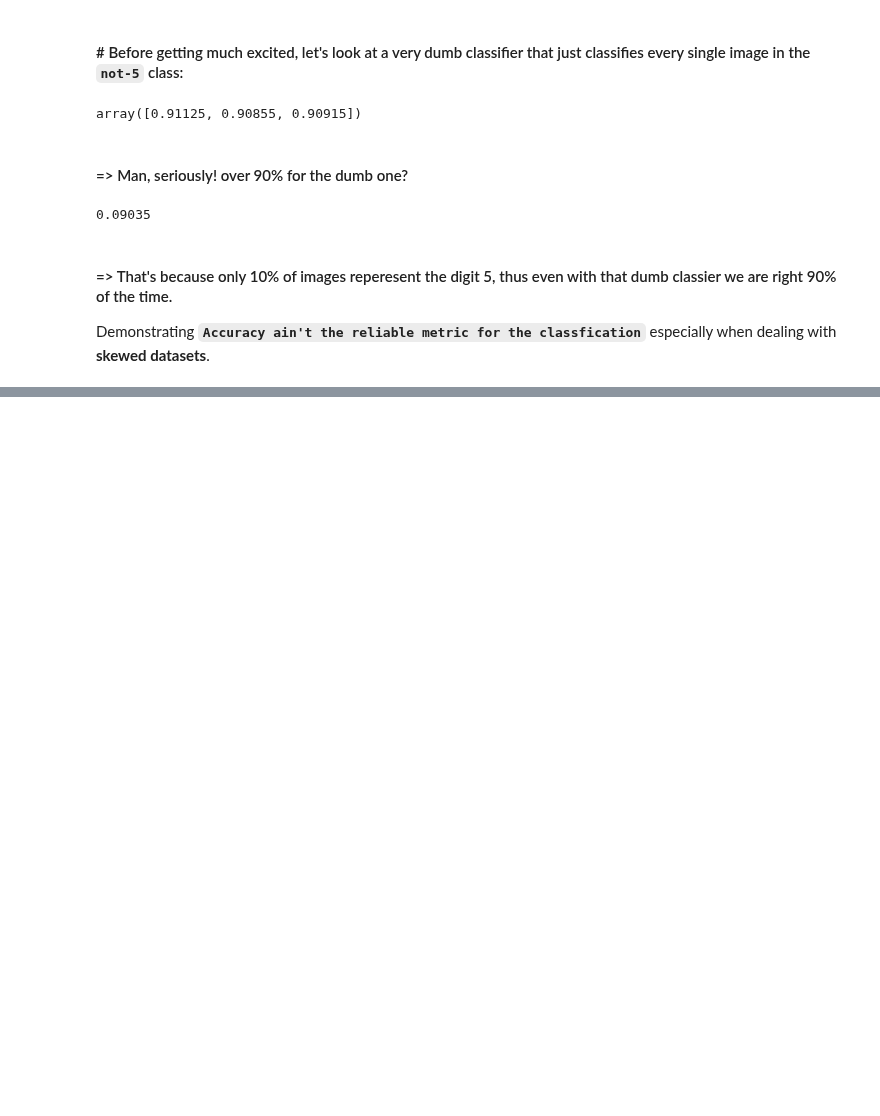
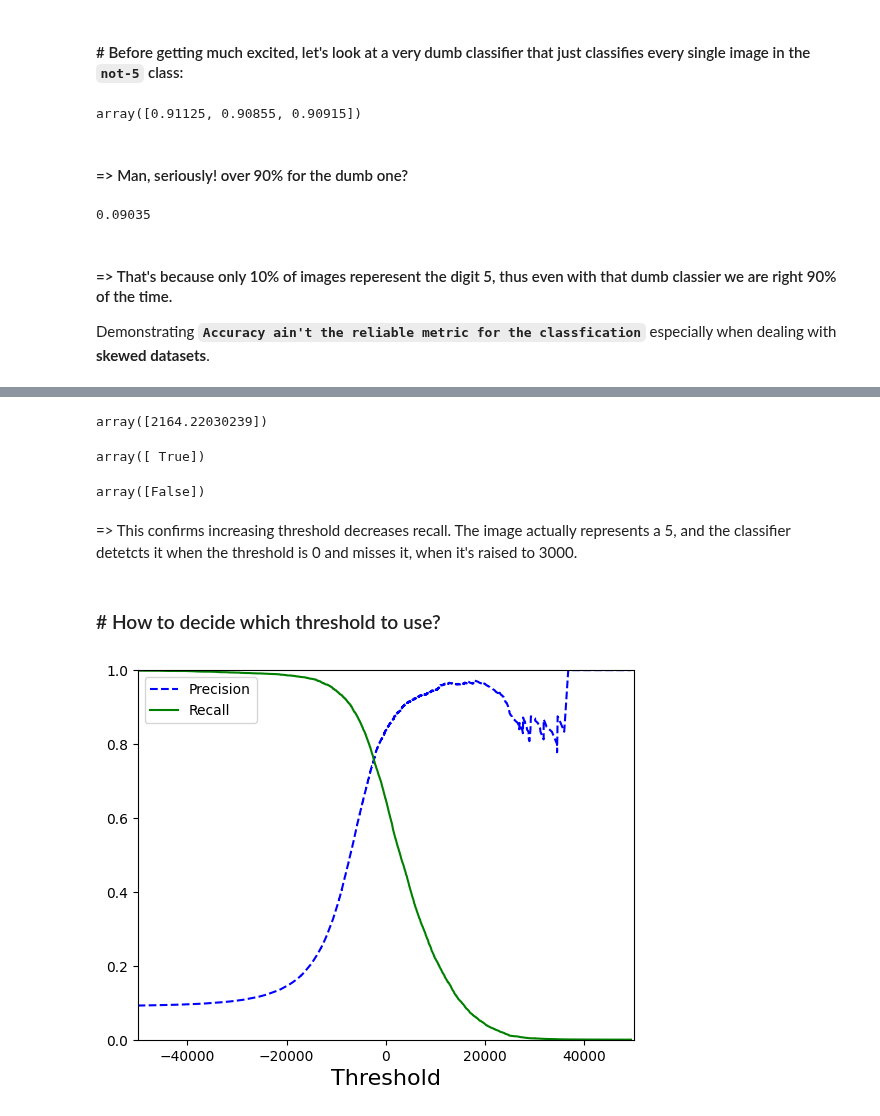
Before and after one commit to suryanshyaknow/machine-learning, a Jupyter notebook: in2__classification/in1__classification.ipynb, the cells around one changed output, grey strips where cells are left out. Saved outputs shown, nothing was run; the diff lists cells and outputs as text; code cells hidden in the pictures; blank space fills up the shorter version.

```diff
--- a/in2__classification/in1__classification.ipynb
+++ b/in2__classification/in1__classification.ipynb
@@ -343,0 +330,54 @@ array([819.55072423])
+# %%
+## Decision function of the Classifier
+# to predict confidence scores for samples.
+
+y_score_score_for_some_digit = sgd_clf.decision_function([some_digit])
+y_score_score_for_some_digit
+# %% [output]
+array([2164.22030239])
+# %%
+## Since scikit learn doesn't directly let's to set a threshold,
+# we're gonna do it through a long way
+# Say, threshold = 0
+
+thresh = 0
+y_some_digit_pred = (y_score_score_for_some_digit > thresh)
+y_some_digit_pred
+# %% [output]
+array([ True])
+# %%
+# Say, thresh = 3000
+
+thresh = 3000
+y_some_digit_pred = y_score_score_for_some_digit > thresh
+y_some_digit_pred
+# %% [output]
+array([False])
+# %% [markdown]
+=> This confirms increasing threshold decreases recall. The image actually represents a 5, and the classifier detetcts it when the threshold is 0 and misses it, when it's raised to 3000.
+# %% [markdown]
+### # How to decide which threshold to use?
+# %%
+## Firstly, find scores for all the instances
+
+y_scores = cross_val_predict(sgd_clf, x_train, y_train_5, cv=3, method="decision_function")
+# %%
+## Secondly, compute precision and recall for all possible thresholds
+
+from sklearn.metrics import precision_recall_curve
+
+precisions, recalls, thresholds = precision_recall_curve(y_train_5, y_scores)
+# %%
+## plot the Precison-Recall vs Thresholds
+
+def plot_precision_recall_vs_threshold(precisions, recalls, thresholds):
+    plt.plot(thresholds, precisions[:-1], "b--", label="Precision")
+    plt.plot(thresholds, recalls[:-1], "g-", label="Recall")
+    plt.xlabel("Threshold", fontsize=16)
+    plt.legend()
+    plt.axis([-50000, 50000, 0, 1])
+
+
+plot_precision_recall_vs_threshold(precisions, recalls, thresholds)
+# %% [output]
+[figure, added]
```
Also changed, not shown: parts of 46 cells of this notebook.
